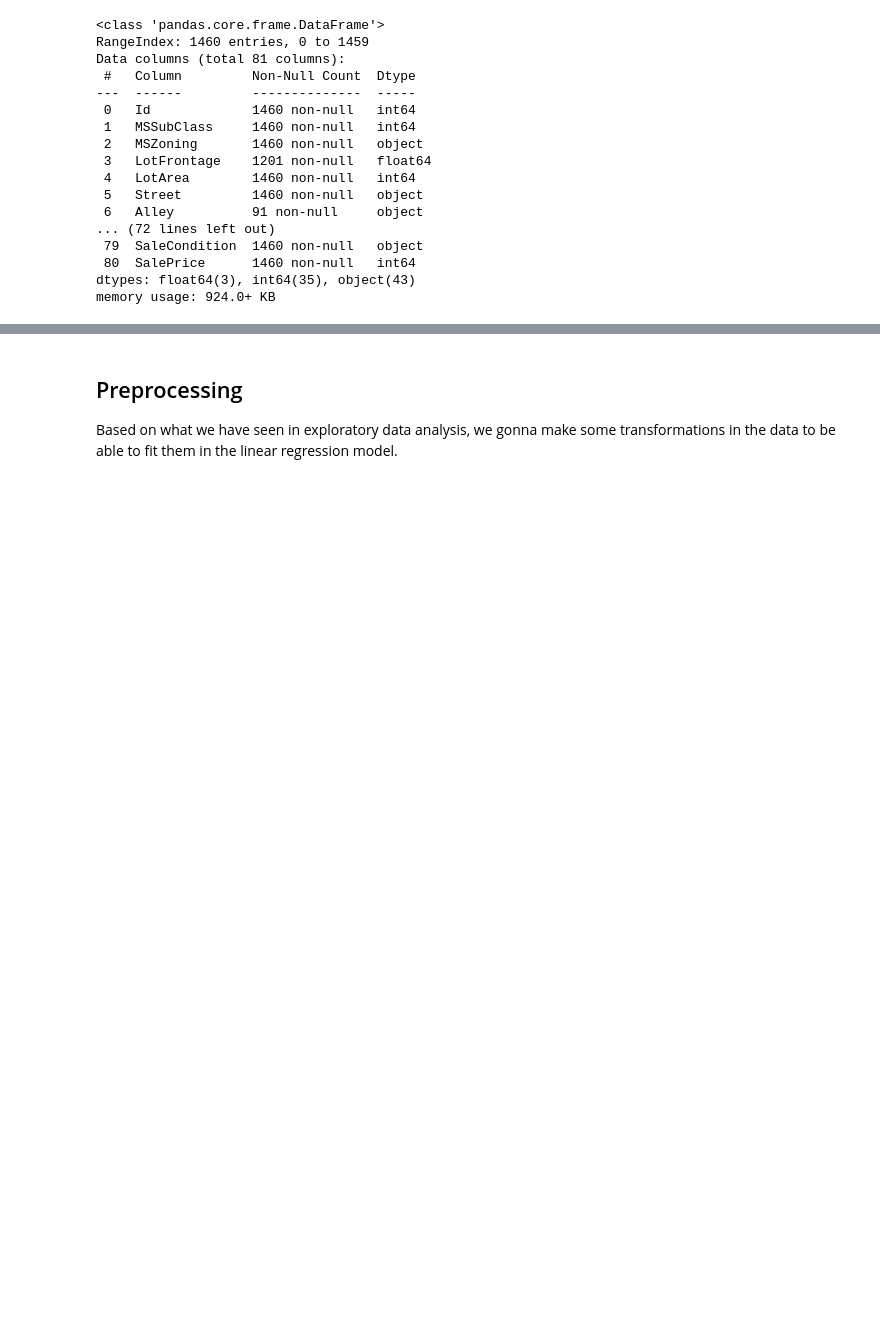
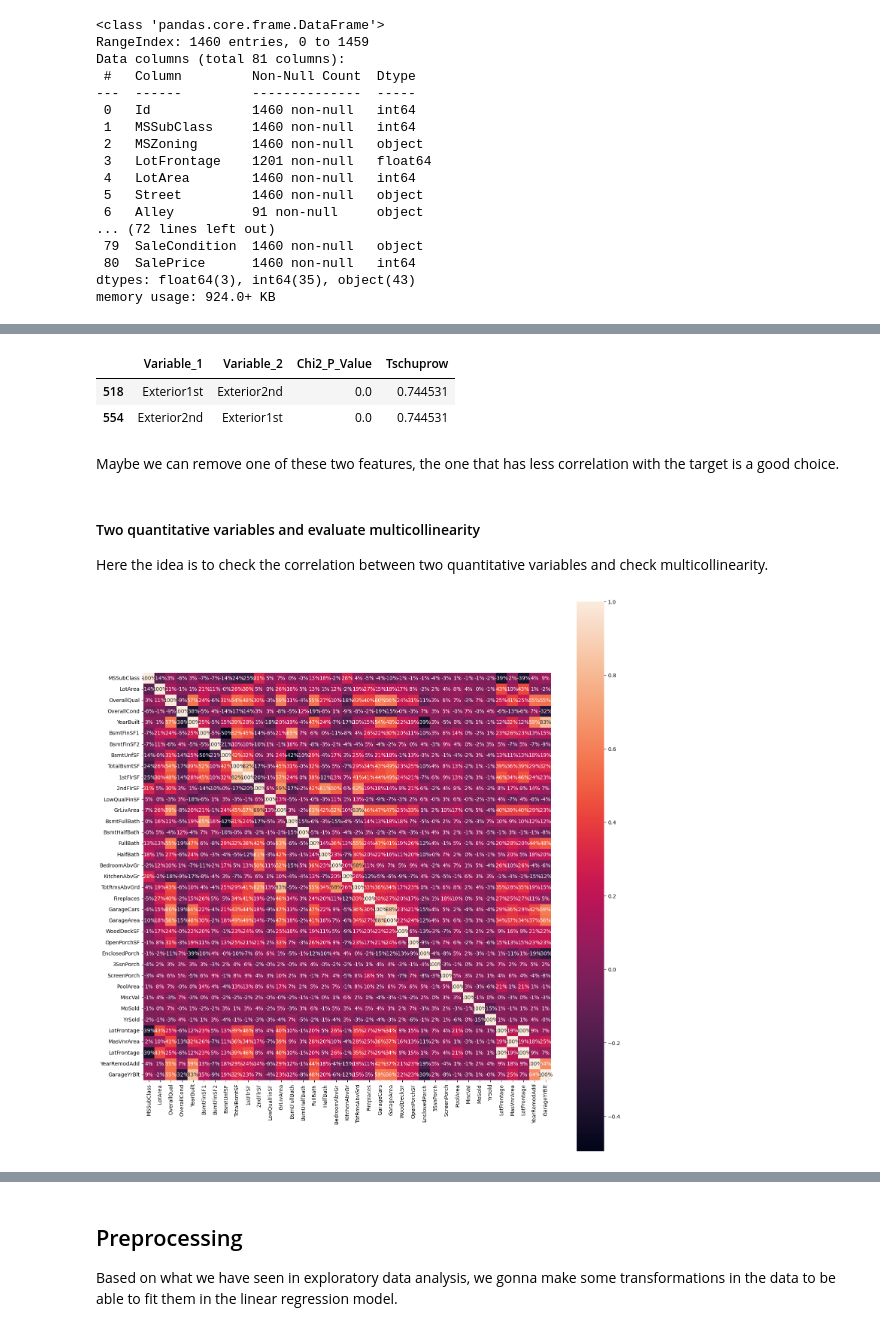
Before and after one commit to vitorbeltrao/ml-interpretability, a Jupyter notebook: linear_regression_interpretability.ipynb, the cells around one changed output, grey strips where cells are left out. Drawn from its saved outputs; the diff is of its cells as text; code cells hidden in the pictures; blank space fills up the shorter version.

```diff
--- a/linear_regression_interpretability.ipynb
+++ b/linear_regression_interpretability.ipynb
@@ -93,0 +156,64 @@ Identify groups of variables that are correlated and retain the one with the gre
+# %%
+# create a dataframe with only categorical variables
+categorical_df = train_set[qualitative_vars]
+
+# removing records with at least one null value in a row
+df_cat_v1 = categorical_df.dropna()
+
+## let us split this list into two parts
+cat_var1 = qualitative_vars
+cat_var2 = qualitative_vars
+
+# let us jump to Chi-Square test
+# creating all possible combinations between the above two variables list
+cat_var_prod = list(product(cat_var1, cat_var2, repeat = 1))
+
+# creating an empty variable and picking only the p value from the output of Chi-Square test
+result = []
+for i in cat_var_prod:
+    if i[0] != i[1]:
+        contingency_table = pd.crosstab(df_cat_v1[i[0]], df_cat_v1[i[1]])
+        chi2_pval = ss.chi2_contingency(contingency_table)[1]
+        tschuprow_pval = association(contingency_table, method='tschuprow')
+        result.append((i[0], i[1], chi2_pval, tschuprow_pval))
+
+# Creating dataframe
+result_df = pd.DataFrame(result, columns=['Variable_1', 'Variable_2', 'Chi2_P_Value', 'Tschuprow'])
+
+# let's filter the values with tschuprow coefficient higher than 0.7 to catch multicollinearity
+result_df.loc[(result_df['Tschuprow'] >= 0.7)]
+# %% [output]
+|  | Variable_1 | Variable_2 | Chi2_P_Value | Tschuprow |
+| 518 | Exterior1st | Exterior2nd | 0.0 | 0.744531 |
+| 554 | Exterior2nd | Exterior1st | 0.0 | 0.744531 |
+# %% [markdown]
+Maybe we can remove one of these two features, the one that has less correlation with the target is a good choice.
+# %% [markdown]
+#### Two quantitative variables and evaluate multicollinearity
+
+Here the idea is to check the correlation between two quantitative variables and check multicollinearity.
+# %%
+# select features according to their types and missing values
+quantitative_features = ['MSSubClass', 'LotArea', 'OverallQual', 'OverallCond',
+                         'YearBuilt', 'BsmtFinSF1', 'BsmtFinSF2', 'BsmtUnfSF',
+                         'TotalBsmtSF', '1stFlrSF', '2ndFlrSF', 'LowQualFinSF',
+                         'GrLivArea', 'BsmtFullBath', 'BsmtHalfBath', 'FullBath',
+                         'HalfBath', 'BedroomAbvGr', 'KitchenAbvGr', 'TotRmsAbvGrd',
+                         'Fireplaces', 'GarageCars', 'GarageArea', 'WoodDeckSF',
+                         'OpenPorchSF', 'EnclosedPorch', '3SsnPorch', 'ScreenPorch',
+                         'PoolArea', 'MiscVal', 'MoSold', 'YrSold']
+
+quantitative_features_missing_median = ['LotFrontage', 'MasVnrArea']
+
+quantitative_features_missing_mode = ['LotFrontage', 'YearRemodAdd', 'GarageYrBlt']
+
+quantitative_vars = quantitative_features + quantitative_features_missing_median + quantitative_features_missing_mode
+# %%
+# quantitative associations
+quantitative_df = train_set[quantitative_vars]
+corr = quantitative_df.corr()
+plt.figure(figsize=(15,15))
+sns.heatmap(corr, fmt='.0%', annot=True, square=True)
+plt.tight_layout()
+# %% [output]
+[figure, added]
```
Also changed, not shown: parts of 57 cells of this notebook.
